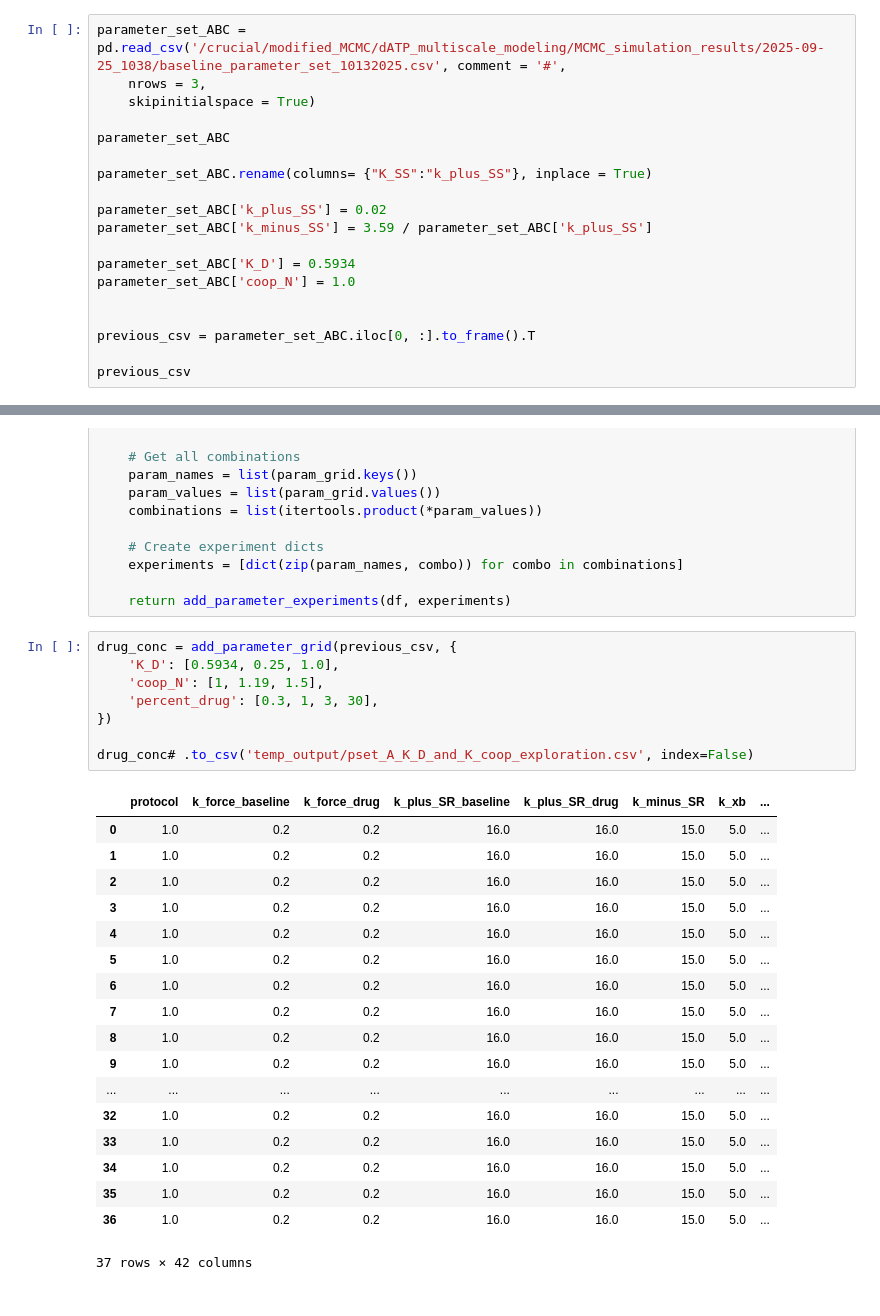
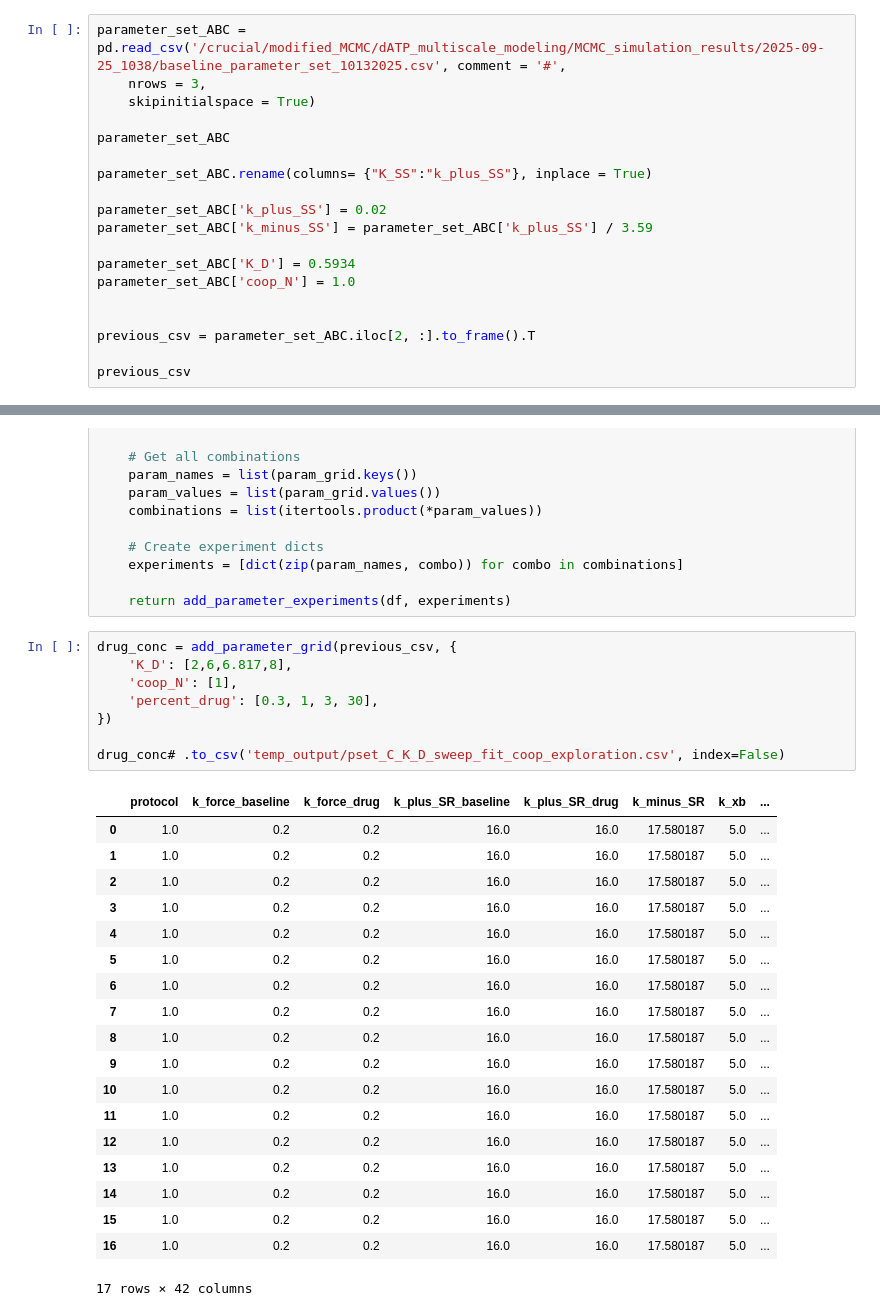
Before and after one commit to marcushock/dATP_multiscale_modeling, a Jupyter notebook: Misc_notebooks/parameter_input_generator.ipynb, the cells around one changed output, grey strips where cells are left out. Drawn from its saved outputs; the diff is of its cells as text.

```diff
--- a/Misc_notebooks/parameter_input_generator.ipynb
+++ b/Misc_notebooks/parameter_input_generator.ipynb
@@ -34,13 +34,13 @@ parameter_set_ABC
 parameter_set_ABC.rename(columns= {"K_SS":"k_plus_SS"}, inplace = True)
 
 parameter_set_ABC['k_plus_SS'] = 0.02
-parameter_set_ABC['k_minus_SS'] = 3.59 / parameter_set_ABC['k_plus_SS']
+parameter_set_ABC['k_minus_SS'] = parameter_set_ABC['k_plus_SS'] / 3.59
 
 parameter_set_ABC['K_D'] = 0.5934
 parameter_set_ABC['coop_N'] = 1.0
 
 
-previous_csv = parameter_set_ABC.iloc[0, :].to_frame().T
+previous_csv = parameter_set_ABC.iloc[2, :].to_frame().T
 
 previous_csv
 # %% [output]
@@ -172,28 +172,29 @@ def add_parameter_grid(df, param_grid):
     return add_parameter_experiments(df, experiments)
 # %%
 drug_conc = add_parameter_grid(previous_csv, {
-    'K_D': [0.5934, 0.25, 1.0],
-    'coop_N': [1, 1.19, 1.5],
+    'K_D': [2,6,6.817,8],
+    'coop_N': [1],
     'percent_drug': [0.3, 1, 3, 30],
 })
 
-drug_conc# .to_csv('temp_output/pset_A_K_D_and_K_coop_exploration.csv', index=False)
+drug_conc# .to_csv('temp_output/pset_C_K_D_sweep_fit_coop_exploration.csv', index=False)
 # %% [output]
 |  | protocol | k_force_baseline | k_force_drug | k_plus_SR_baseline | k_plus_SR_drug | k_minus_SR | k_xb | ... |
-| 0 | 1.0 | 0.2 | 0.2 | 16.0 | 16.0 | 15.0 | 5.0 | ... |
-| 1 | 1.0 | 0.2 | 0.2 | 16.0 | 16.0 | 15.0 | 5.0 | ... |
-| 2 | 1.0 | 0.2 | 0.2 | 16.0 | 16.0 | 15.0 | 5.0 | ... |
-| 3 | 1.0 | 0.2 | 0.2 | 16.0 | 16.0 | 15.0 | 5.0 | ... |
-| 4 | 1.0 | 0.2 | 0.2 | 16.0 | 16.0 | 15.0 | 5.0 | ... |
-| 5 | 1.0 | 0.2 | 0.2 | 16.0 | 16.0 | 15.0 | 5.0 | ... |
-| 6 | 1.0 | 0.2 | 0.2 | 16.0 | 16.0 | 15.0 | 5.0 | ... |
-| 7 | 1.0 | 0.2 | 0.2 | 16.0 | 16.0 | 15.0 | 5.0 | ... |
-| 8 | 1.0 | 0.2 | 0.2 | 16.0 | 16.0 | 15.0 | 5.0 | ... |
-| 9 | 1.0 | 0.2 | 0.2 | 16.0 | 16.0 | 15.0 | 5.0 | ... |
-| ... | ... | ... | ... | ... | ... | ... | ... | ... |
-| 32 | 1.0 | 0.2 | 0.2 | 16.0 | 16.0 | 15.0 | 5.0 | ... |
-| 33 | 1.0 | 0.2 | 0.2 | 16.0 | 16.0 | 15.0 | 5.0 | ... |
-| 34 | 1.0 | 0.2 | 0.2 | 16.0 | 16.0 | 15.0 | 5.0 | ... |
-| 35 | 1.0 | 0.2 | 0.2 | 16.0 | 16.0 | 15.0 | 5.0 | ... |
-| 36 | 1.0 | 0.2 | 0.2 | 16.0 | 16.0 | 15.0 | 5.0 | ... |
+| 0 | 1.0 | 0.2 | 0.2 | 16.0 | 16.0 | 17.580187 | 5.0 | ... |
+| 1 | 1.0 | 0.2 | 0.2 | 16.0 | 16.0 | 17.580187 | 5.0 | ... |
+| 2 | 1.0 | 0.2 | 0.2 | 16.0 | 16.0 | 17.580187 | 5.0 | ... |
+| 3 | 1.0 | 0.2 | 0.2 | 16.0 | 16.0 | 17.580187 | 5.0 | ... |
+| 4 | 1.0 | 0.2 | 0.2 | 16.0 | 16.0 | 17.580187 | 5.0 | ... |
+| 5 | 1.0 | 0.2 | 0.2 | 16.0 | 16.0 | 17.580187 | 5.0 | ... |
+| 6 | 1.0 | 0.2 | 0.2 | 16.0 | 16.0 | 17.580187 | 5.0 | ... |
+| 7 | 1.0 | 0.2 | 0.2 | 16.0 | 16.0 | 17.580187 | 5.0 | ... |
+| 8 | 1.0 | 0.2 | 0.2 | 16.0 | 16.0 | 17.580187 | 5.0 | ... |
+| 9 | 1.0 | 0.2 | 0.2 | 16.0 | 16.0 | 17.580187 | 5.0 | ... |
+| 10 | 1.0 | 0.2 | 0.2 | 16.0 | 16.0 | 17.580187 | 5.0 | ... |
+| 11 | 1.0 | 0.2 | 0.2 | 16.0 | 16.0 | 17.580187 | 5.0 | ... |
+| 12 | 1.0 | 0.2 | 0.2 | 16.0 | 16.0 | 17.580187 | 5.0 | ... |
+| 13 | 1.0 | 0.2 | 0.2 | 16.0 | 16.0 | 17.580187 | 5.0 | ... |
+| 14 | 1.0 | 0.2 | 0.2 | 16.0 | 16.0 | 17.580187 | 5.0 | ... |
+| 15 | 1.0 | 0.2 | 0.2 | 16.0 | 16.0 | 17.580187 | 5.0 | ... |
+| 16 | 1.0 | 0.2 | 0.2 | 16.0 | 16.0 | 17.580187 | 5.0 | ... |
-37 rows × 42 columns
+17 rows × 42 columns
```
Also changed, not shown: parts of 2 cells of this notebook.
